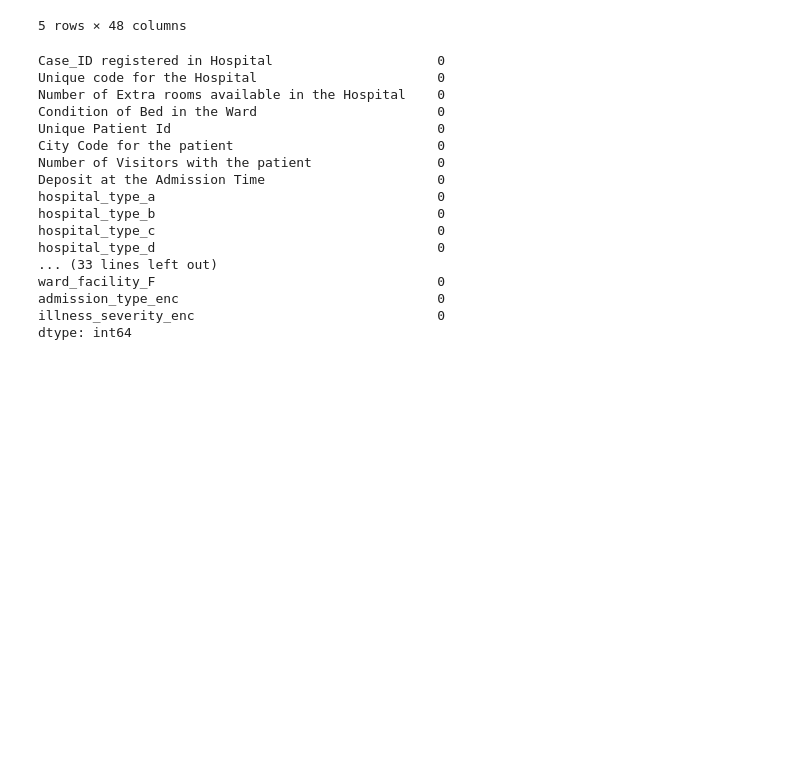
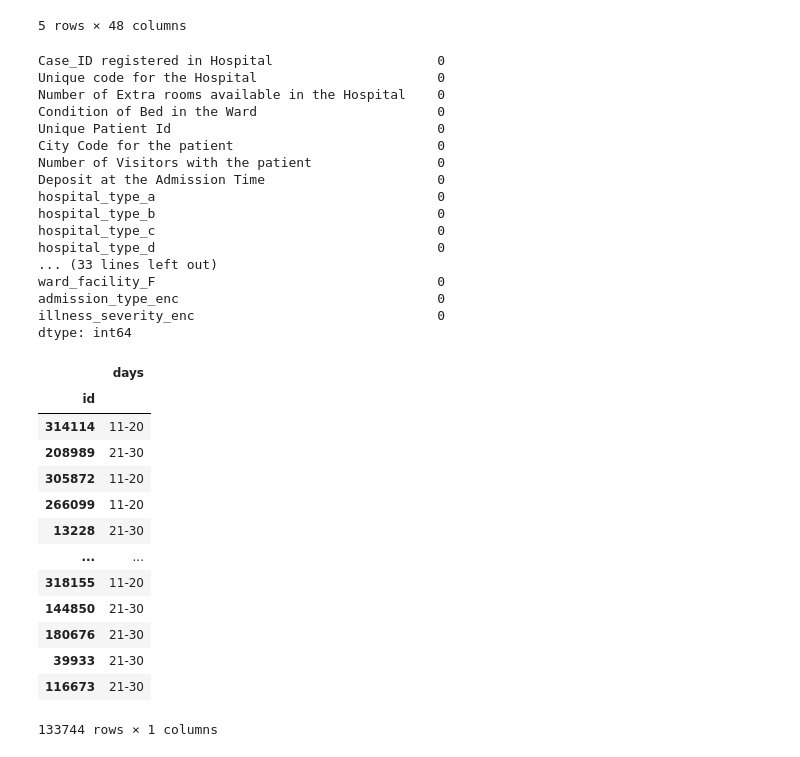
Before and after one commit to Jasc94/thebridge, a Jupyter notebook: week10_ML_competition_pca_kmeans/0_Kaggle_Hospitals/2_Baseline_Model.ipynb, the cells around one changed output. Saved outputs shown, nothing was run; the diff lists cells and outputs as text; code cells hidden in the pictures; blank space fills up the shorter version.

Commit message:
FIrst attempt in Hospitals kaggle competition

```diff
--- a/week10_ML_competition_pca_kmeans/0_Kaggle_Hospitals/2_Baseline_Model.ipynb
+++ b/week10_ML_competition_pca_kmeans/0_Kaggle_Hospitals/2_Baseline_Model.ipynb
@@ -293,9 +299,9 @@ submission.head()
 | 266099 | 21-30 |
 | 13228 | 31-40 |
 # %%
-X_pred = pd.read_csv("hospital_test.csv")
+X_pred = pd.read_csv("data/hospital_test.csv")
 
-column_names = pd.read_csv("columns_meaning.csv", index_col = 0)[:-1]
+column_names = pd.read_csv("data/columns_meaning.csv", index_col = 0)[:-1]
 column_names_dict = column_names.to_dict()
 X_pred.columns = column_names_dict["Description"].values()
 
@@ -387,3 +393,42 @@ ward_facility_F                                    0
 admission_type_enc                                 0
 illness_severity_enc                               0
 dtype: int64
+# %%
+dict_5 = {
+    1 : "0-10",
+    2 : "11-20",
+    3 : "21-30",
+    4 : "31-40",
+    5 : "41-50",
+    6 : "51-60",
+    7 : "61-70",
+    8 : "71-80",
+    9 : "81-90",
+    10 : "91-100",
+    11 : "More than 100 Days"
+}
+
+to_submit = X_pred
+to_submit["prediction"] = model.predict(X_pred)
+
+to_submit = to_submit[["Case_ID registered in Hospital", "prediction"]]
+to_submit.columns = ["id", "days"]
+to_submit.days = to_submit.days.map(dict_5)
+to_submit.set_index("id", inplace = True)
+
+to_submit
+# %% [output]
+|  | days |
+| id |  |
+| 314114 | 11-20 |
+| 208989 | 21-30 |
+| 305872 | 11-20 |
+| 266099 | 11-20 |
+| 13228 | 21-30 |
+| ... | ... |
+| 318155 | 11-20 |
+| 144850 | 21-30 |
+| 180676 | 21-30 |
+| 39933 | 21-30 |
+| 116673 | 21-30 |
+133744 rows × 1 columns
```
Also changed, not shown: parts of 10 cells of this notebook, 12 other files.
